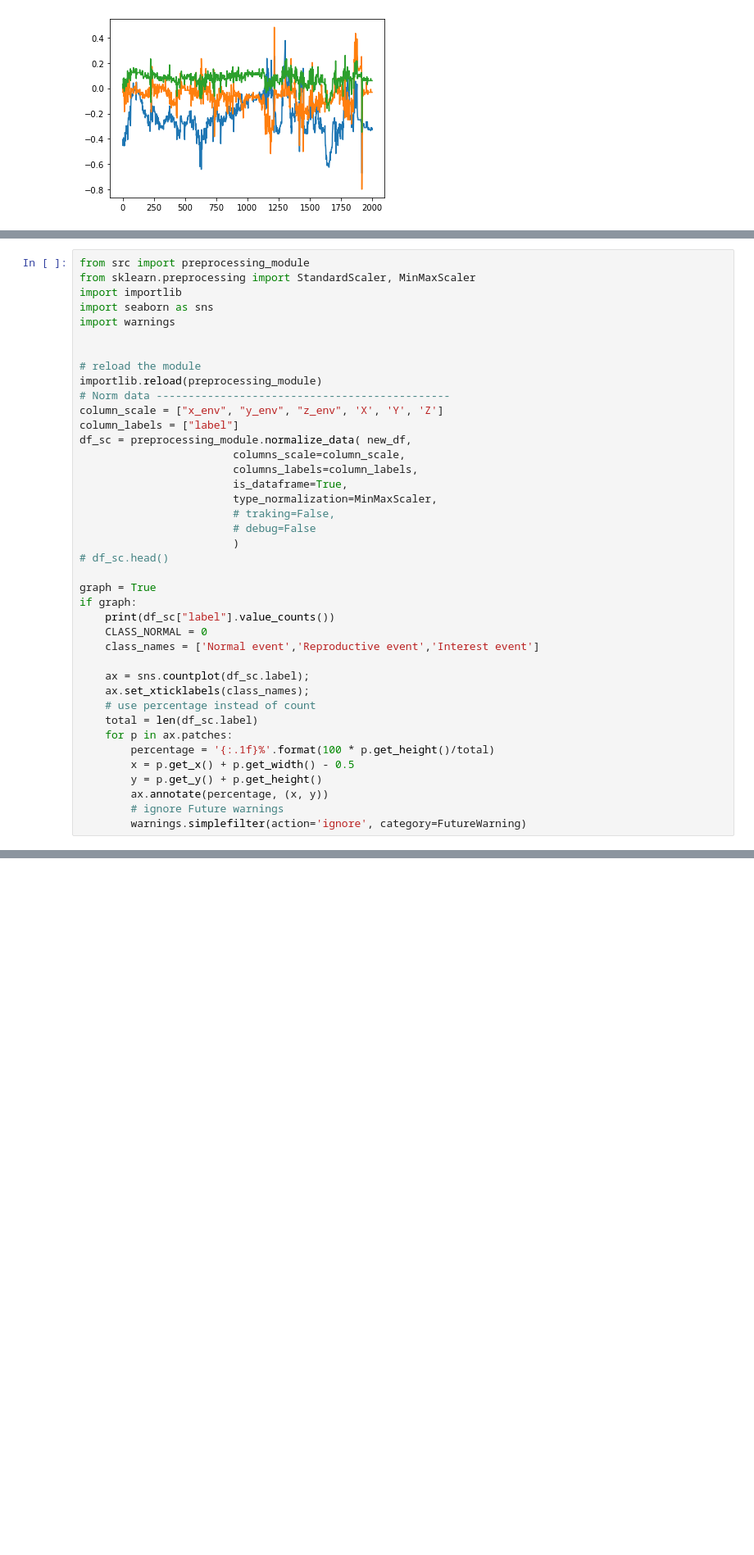
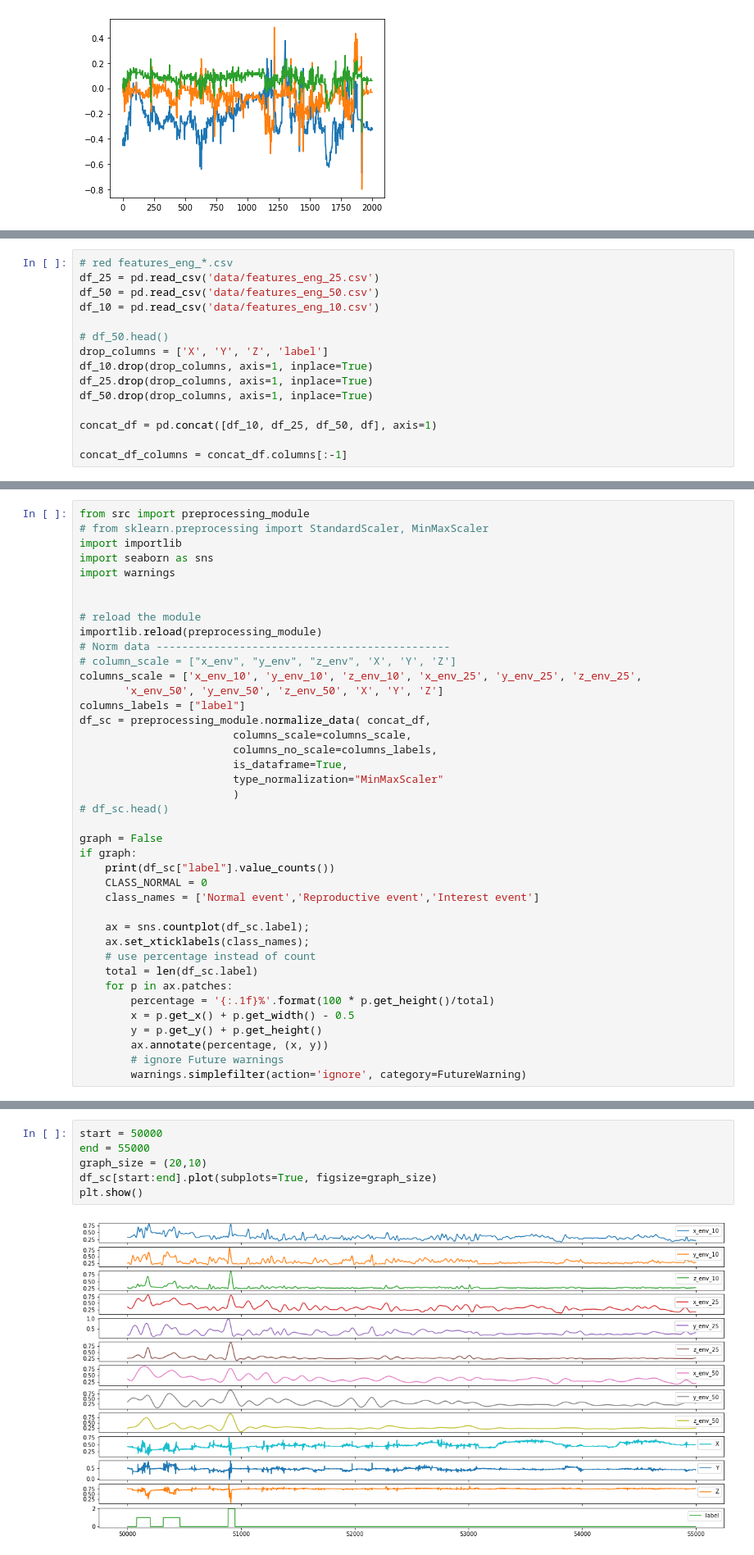
Before and after one commit to MorillaGit/quail_behavior_classifier, a Jupyter notebook: main.ipynb, the cells around one changed output, grey strips where cells are left out. Shown at 82% size. Drawn from its saved outputs; the diff is of its cells as text; blank space fills up the shorter version.

```diff
--- a/main.ipynb
+++ b/main.ipynb
@@ -116,0 +130,15 @@ new_df.head()
+# %%
+# red features_eng_*.csv
+df_25 = pd.read_csv('data/features_eng_25.csv')
+df_50 = pd.read_csv('data/features_eng_50.csv')
+df_10 = pd.read_csv('data/features_eng_10.csv')
+
+# df_50.head()
+drop_columns = ['X', 'Y', 'Z', 'label']
+df_10.drop(drop_columns, axis=1, inplace=True)
+df_25.drop(drop_columns, axis=1, inplace=True)
+df_50.drop(drop_columns, axis=1, inplace=True)
+
+concat_df = pd.concat([df_10, df_25, df_50, df], axis=1)
+
+concat_df_columns = concat_df.columns[:-1]
@@ -117,6 +153,6 @@ new_df.head()
 # %%
 from src import preprocessing_module
-from sklearn.preprocessing import StandardScaler, MinMaxScaler
+# from sklearn.preprocessing import StandardScaler, MinMaxScaler
 import importlib
 import seaborn as sns
 import warnings
@@ -125,19 +161,19 @@ import warnings
 # reload the module
 importlib.reload(preprocessing_module)
 # Norm data ----------------------------------------------
-column_scale = ["x_env", "y_env", "z_env", 'X', 'Y', 'Z']
-column_labels = ["label"]
-df_sc = preprocessing_module.normalize_data( new_df,
-                        columns_scale=column_scale,
-                        columns_labels=column_labels,
+# column_scale = ["x_env", "y_env", "z_env", 'X', 'Y', 'Z']
+columns_scale = ['x_env_10', 'y_env_10', 'z_env_10', 'x_env_25', 'y_env_25', 'z_env_25',
+       'x_env_50', 'y_env_50', 'z_env_50', 'X', 'Y', 'Z']
+columns_labels = ["label"]
+df_sc = preprocessing_module.normalize_data( concat_df,
+                        columns_scale=columns_scale,
+                        columns_no_scale=columns_labels,
                         is_dataframe=True,
-                        type_normalization=MinMaxScaler,
-                        # traking=False,
-                        # debug=False
+                        type_normalization="MinMaxScaler"
                         )
 # df_sc.head()
 
-graph = True
+graph = False
 if graph:
     print(df_sc["label"].value_counts())
     CLASS_NORMAL = 0
@@ -163,3 +202,11 @@ Name: label, dtype: int64
+# %%
+start = 50000
+end = 55000
+graph_size = (20,10)
+df_sc[start:end].plot(subplots=True, figsize=graph_size)
+plt.show()
+# %% [output]
+[figure, added]
 # %%
 import pandas as pd
 from src import preprocessing_module
```
Also changed, not shown: parts of 15 cells of this notebook.
